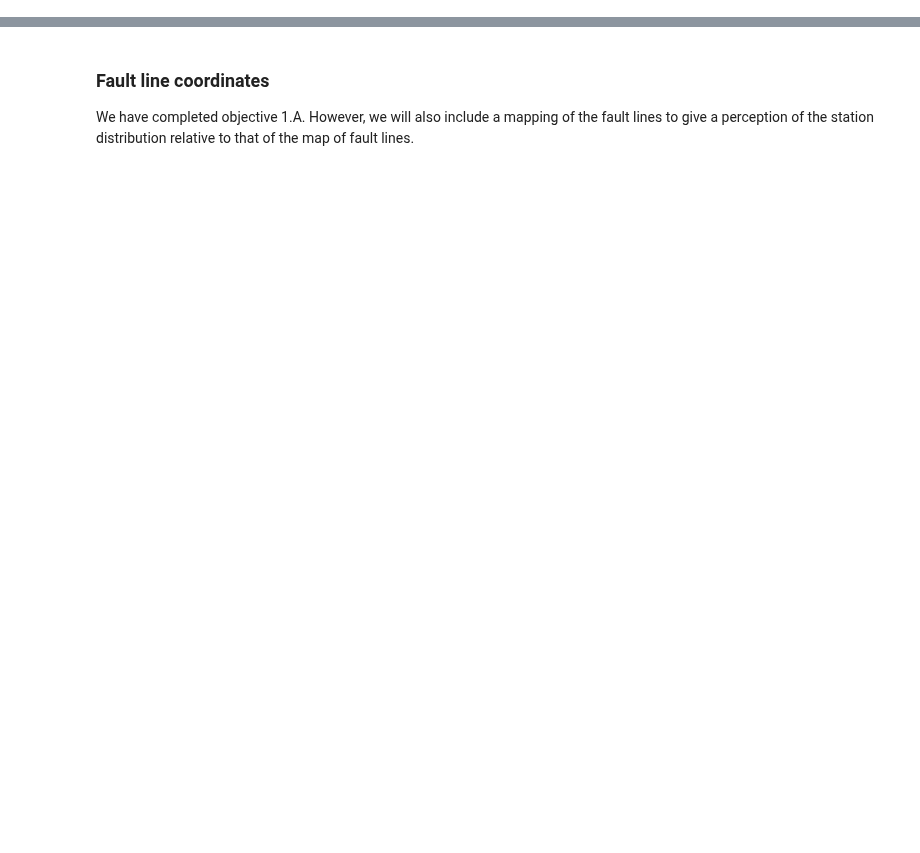
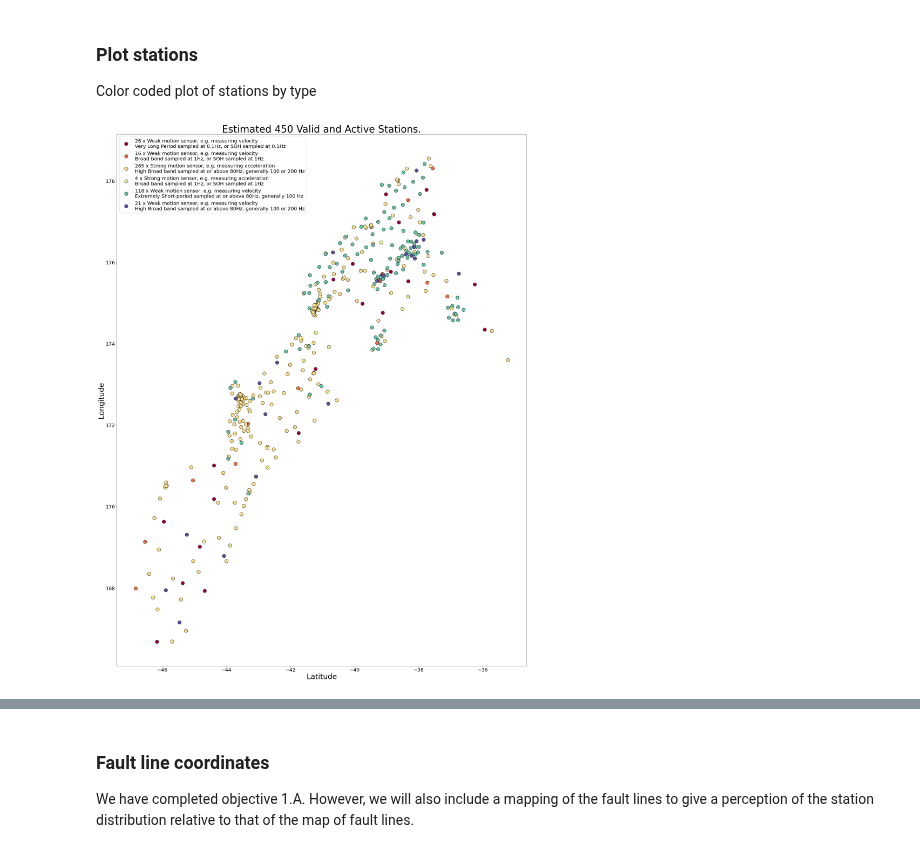
Before and after one commit to waidyanatha/quasar, a Jupyter notebook: notebooks/1a_shield_network_cluster_maps.ipynb, the cells around one changed output, grey strips where cells are left out. Saved outputs shown, nothing was run; the diff lists cells and outputs as text; code cells hidden in the pictures; blank space fills up the shorter version.

Commit message:
Clean up notebook 1a to use stations.py and removed redundant cells from 1b
Signed-off-by: Nuwan Waidyanatha <waidyanatha@gmail.com>

```diff
--- a/notebooks/1a_shield_network_cluster_maps.ipynb
+++ b/notebooks/1a_shield_network_cluster_maps.ipynb
@@ -166,0 +38,17 @@ except Exception as err:
+# %%
+import sys
+sys.path.insert(1, '../lib')
+import stations
+
+try:
+    cls_st = stations.station_data()
+    __client = cls_st.get_client()
+    st_list, invalid_st_list = cls_st.get_stations(__client)
+    if not st_list:
+        raise TypeError
+    print(f'In the inventory of {len(st_list)+len(invalid_st_list)} total station')
+    print(f'There are {len(st_list)} Invalid stations')
+    print(f'and {len(invalid_st_list)} VALID active stations.')
+    print(f'{invalid_st_list}')
+except Exception as err:
+    print("Error message:", err)
@@ -166,0 +70,43 @@ except Exception as err:
+# %% [markdown]
+### Plot stations
+Color coded plot of stations by type
+# %%
+import numpy as np
+import matplotlib.pyplot as plt
+from matplotlib.lines import Line2D
+
+lstStationType = []
+lstStationLoc = []
+
+''' prepare the list data of station types and coorinate '''
+for _,st_type,st_lat,st_lon in st_list:
+    lstStationType.append(st_type)
+    lstStationLoc.append([st_lat,st_lon])
+arrStationLoc = np.array(lstStationLoc)
+st_type = cls_st.get_types()
+
+core_samples_mask = np.zeros_like(lstStationType, dtype=bool)
+core_samples_mask[0:sum([len(x) for x in lstStationType])] = True
+
+''' assign the color codes to the unique station types '''
+unique_st_types = set(lstStationType)
+colors = [plt.cm.Spectral(each)
+          for each in np.linspace(0, 1, len(unique_st_types))]
+
+''' Begin plotting the color coded stations '''
+plt.figure(figsize=(30, 40))
+for k, col in zip(unique_st_types, colors):
+    class_member_mask = (np.array(st_type_dict["st_type"]) == k)
+    xy = arrStationLoc[class_member_mask & core_samples_mask]
+    plt.plot(xy[:, 0], xy[:, 1], 'o', markerfacecolor=tuple(col),
+             markeredgecolor='k', markersize=14, label=str(len(xy))+' x '+str(st_type[k]))
+
+plt.title('Estimated %d Valid and Active Stations.' % len(arrStationLoc), fontsize=40)
+plt.xlabel('Latitude', fontsize=30)
+plt.ylabel('Longitude', fontsize=30)
+plt.xticks(size=20)
+plt.yticks(size=20)
+plt.legend(loc='upper left', fontsize=20)
+plt.show()
+# %% [output]
+[figure, added]
```
Also changed, not shown: parts of 29 cells of this notebook, 6 other files.
